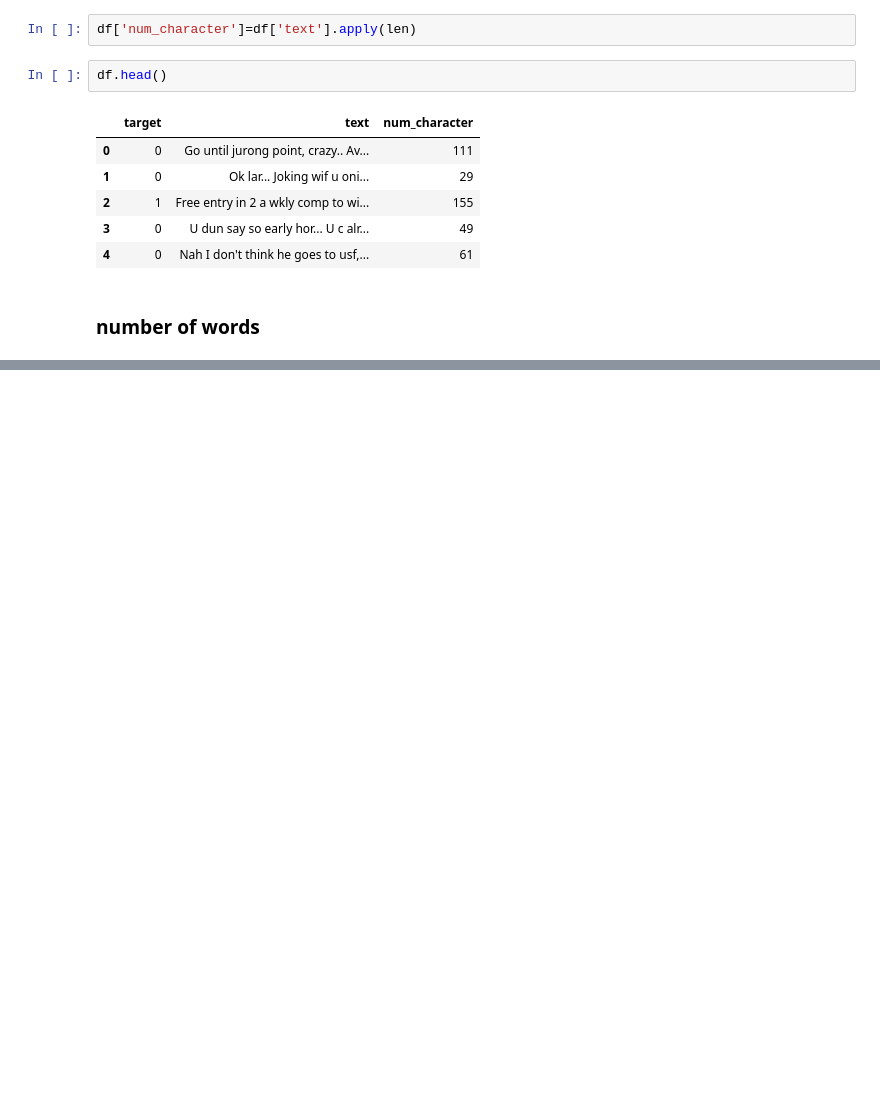
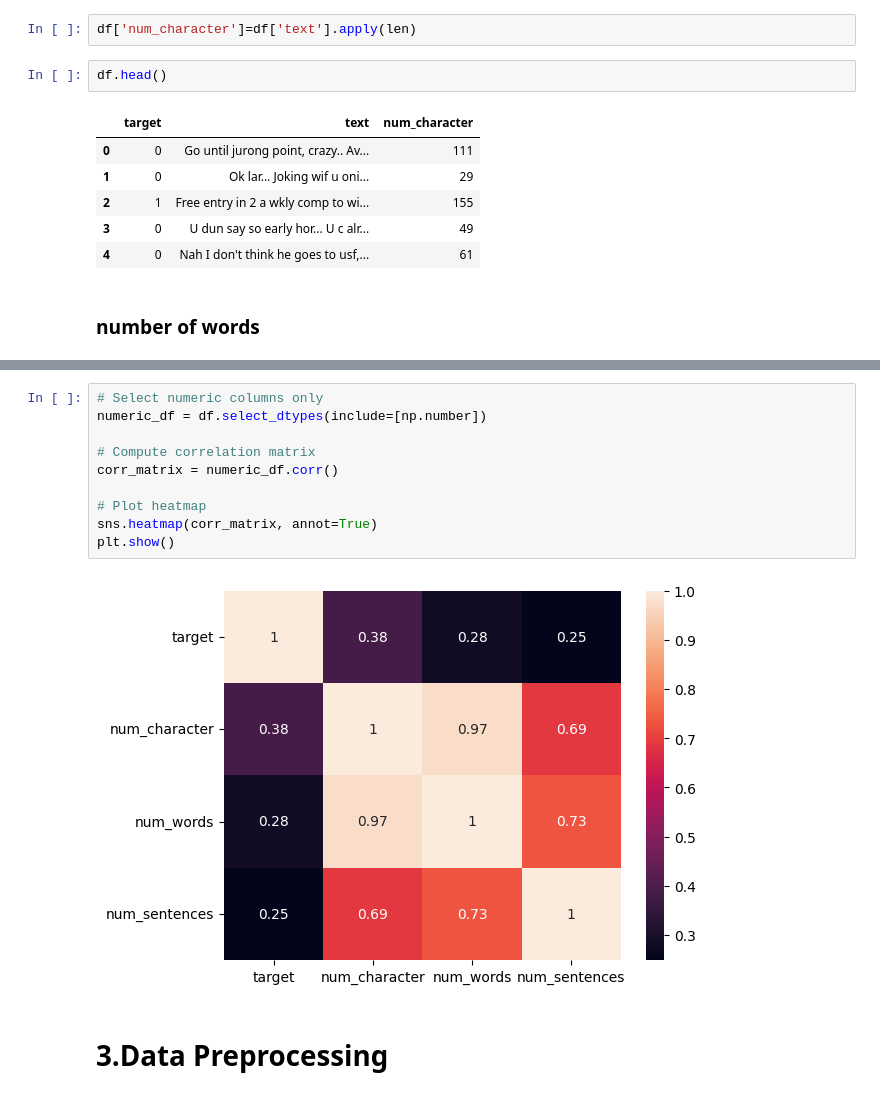
Before and after one commit to CodeWithKaushal/SMS-Spam-Classifier-Project, a Jupyter notebook: mamin.ipynb, the cells around one changed output, grey strips where cells are left out. Drawn from its saved outputs; the diff is of its cells as text; blank space fills up the shorter version.

```diff
--- a/mamin.ipynb
+++ b/mamin.ipynb
@@ -208,0 +273,14 @@ LookupError:
+# %%
+# Select numeric columns only
+numeric_df = df.select_dtypes(include=[np.number])
+
+# Compute correlation matrix
+corr_matrix = numeric_df.corr()
+
+# Plot heatmap
+sns.heatmap(corr_matrix, annot=True)
+plt.show()
+# %% [output]
+[figure, added]
+# %% [markdown]
+# 3.Data Preprocessing
```
Also changed, not shown: parts of 28 cells of this notebook.
